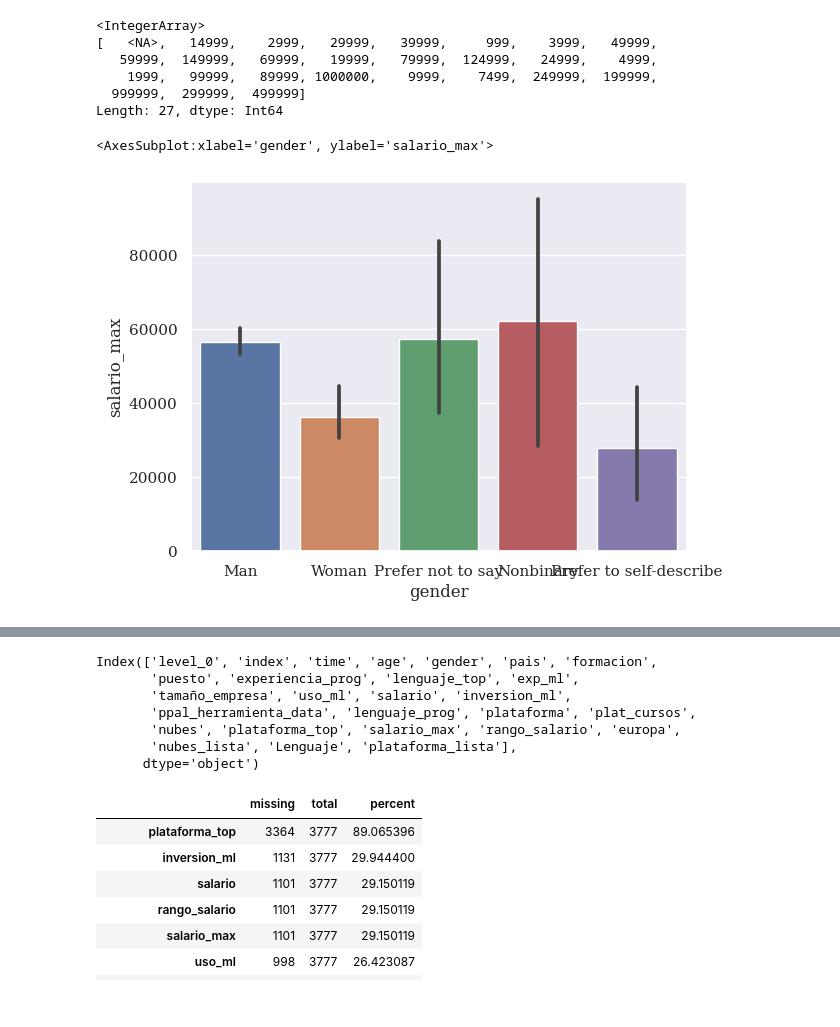
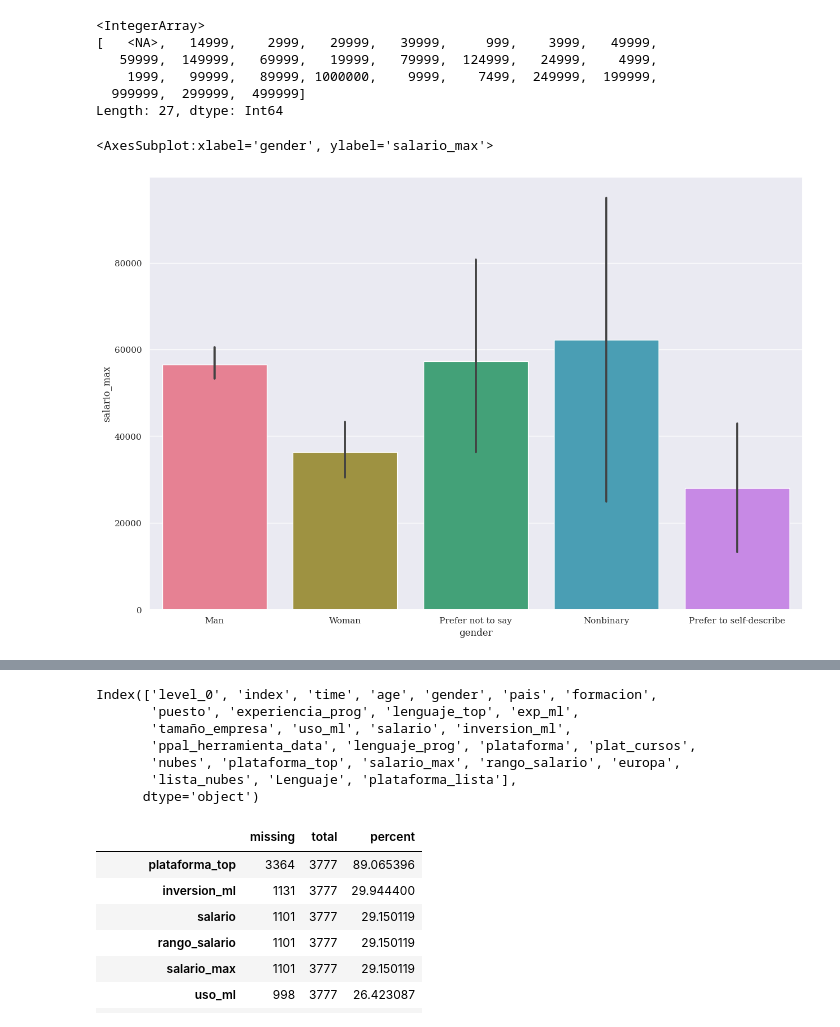
Before and after one commit to Adalab/project-DA-promo-c-modulo-2-team-5, a Jupyter notebook: sprint3_proyecto_modulo2.ipynb, the cells around one changed output, grey strips where cells are left out. Drawn from its saved outputs; the diff is of its cells as text; code cells hidden in the pictures.

Commit message:
falta columna plataformas

```diff
--- a/sprint3_proyecto_modulo2.ipynb
+++ b/sprint3_proyecto_modulo2.ipynb
@@ -7,6 +7,13 @@ import sidetable
 import re
 # %%
 plt.style.use(['ggplot'])
+# %%
+plt.rcParams["figure.figsize"]=(15,10)
+
+plt.rcParams['figure.edgecolor']=('black')
+sns.set(font = "serif")
+
+palette = "husl"
 # %%
 style_list = ['default', 'classic'] + sorted(
     style for style in plt.style.available
@@ -14,7 +21,7 @@ style_list = ['default', 'classic'] + sorted(
 # %%
 #style_list
 # %%
-df= pd.read_pickle("data/data_final.pickle") #Abrimos el dataframe
+df= pd.read_pickle("data_final.pickle") #Abrimos el dataframe
 # %%
 df.head(2)
 # %% [output]
@@ -225,10 +237,10 @@ df_europa_salarios['salario_max'].unique()
   999999,  299999,  499999]
 Length: 27, dtype: Int64
 # %%
-sns.barplot(x='gender',y='salario_max',data= df_europa_salarios)# Media de salarios por genero en paises de europa
+sns.barplot(x='gender',y='salario_max', palette = "husl",data= df_europa_salarios)# Media de salarios por genero en paises de europa
 # %% [output]
 <AxesSubplot:xlabel='gender', ylabel='salario_max'>
-[figure, old version]
+[figure, new version]
 # %%
 df_europa_salarios.head(2)
 # %% [output]
@@ -244,7 +256,7 @@ Index(['level_0', 'index', 'time', 'age', 'gender', 'pais', 'formacion',
        'tamaño_empresa', 'uso_ml', 'salario', 'inversion_ml',
        'ppal_herramienta_data', 'lenguaje_prog', 'plataforma', 'plat_cursos',
        'nubes', 'plataforma_top', 'salario_max', 'rango_salario', 'europa',
-       'nubes_lista', 'Lenguaje', 'plataforma_lista'],
+       'lista_nubes', 'Lenguaje', 'plataforma_lista'],
       dtype='object')
 # %%
 df_europa_salarios.stb.missing()
```
Also changed, not shown: parts of 23 cells of this notebook.
